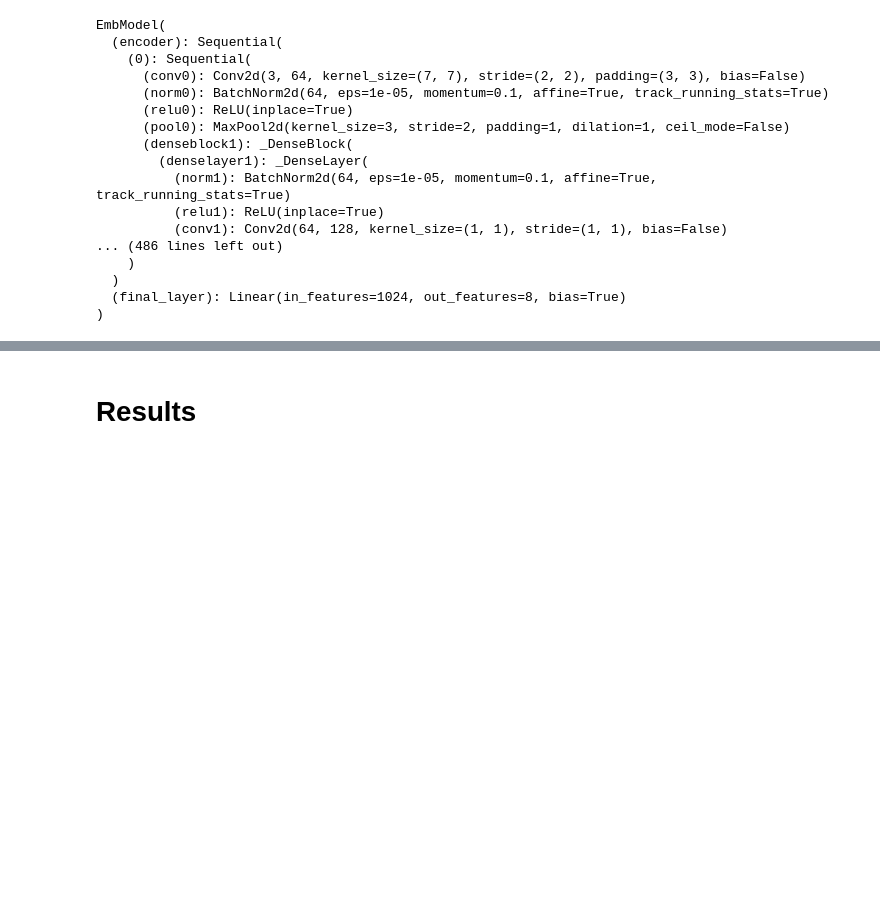
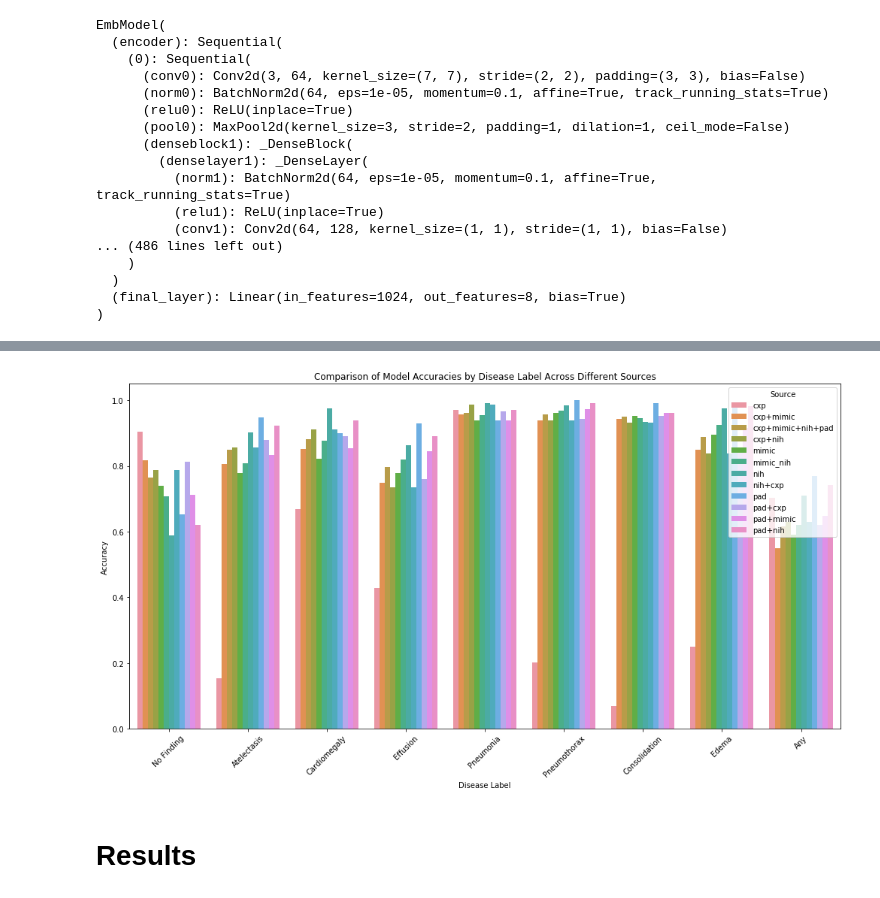
Before and after one commit to nstawski/dlh-final-project, a Jupyter notebook: Nina_Stawski_final_project_stats.ipynb, the cells around one changed output, grey strips where cells are left out. Saved outputs shown, nothing was run; the diff lists cells and outputs as text; code cells hidden in the pictures; blank space fills up the shorter version.

```diff
--- a/Nina_Stawski_final_project_stats.ipynb
+++ b/Nina_Stawski_final_project_stats.ipynb
@@ -1667,0 +2452,6 @@ Worst Performing Label: Pneumothorax with an accuracy of 6.96%
+# %%
+print("Loading a model trained on all four datasets: MIMIC, CXP, NIH and PAD")
+
+model_CXP_MIMIC_NIH_PAD = EmbModel(emb_type="densenet121", feature_size_override=1024, pretrain=False, num_labels=8)
+model_CXP_MIMIC_NIH_PAD.load_state_dict(torch.load("model/model-snapshot-env_CXP_MIMIC_NIH_PAD_04-05-2024-18-34-35.pth"))
+model_CXP_MIMIC_NIH_PAD.eval()
@@ -1667,0 +2482,7 @@ Worst Performing Label: Pneumothorax with an accuracy of 6.96%
+# %%
+data_loader_CXP_MIMIC_NIH_PAD = datasets[get_dataset_index("cxp_mimic_nih_pad")]["val"]["loader"]
+cxp_mimic_nih_pad_predictions, cxp_mimic_nih_pad_probabilities, cxp_mimic_nih_pad_labels = predict(model_CXP_MIMIC_NIH_PAD, data_loader_CXP_MIMIC_NIH_PAD, device)
+
+print('predictions', cxp_mimic_nih_pad_predictions)
+print('labels', cxp_mimic_nih_pad_labels)
+print("Done")
@@ -1668,3 +2664,22 @@ Worst Performing Label: Pneumothorax with an accuracy of 6.96%
+# %%
+new_report = combined_report
+new_report['Group'] = combined_report['source'].apply(lambda x: 'MIMIC' if 'MIMIC' in x else 'Other')
+
+# Sort data first by Group then by source to ensure that combinations with MIMIC are grouped
+new_report.sort_values(by=['Group', 'source'], inplace=True)
+
+# Creating the plot
+plt.figure(figsize=(14, 8))  # Adjusted for better visibility
+sns.barplot(data=new_report, x='Label', y='Accuracy', hue='source')
+plt.title('Comparison of Model Accuracies by Disease Label Across Different Sources')
+plt.ylabel('Accuracy')
+plt.xlabel('Disease Label')
+plt.xticks(rotation=45)
+plt.legend(title='Source', loc='upper right')  # Adjust legend position if necessary
+plt.tight_layout()  # Adjust layout to fit everything
+plt.show()
+# %% [output]
+[figure, added]
 # %% [markdown]
 # Results
 # %% [markdown]
```
Also changed, not shown: parts of 69 cells of this notebook.
